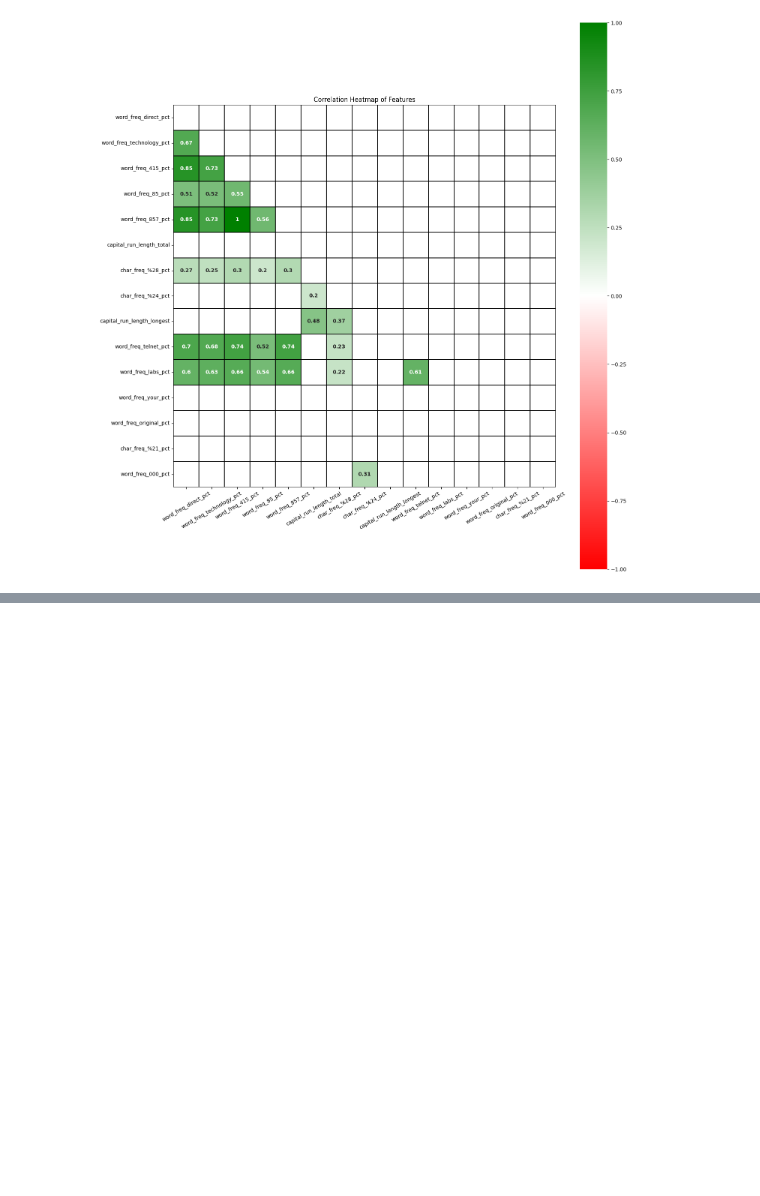
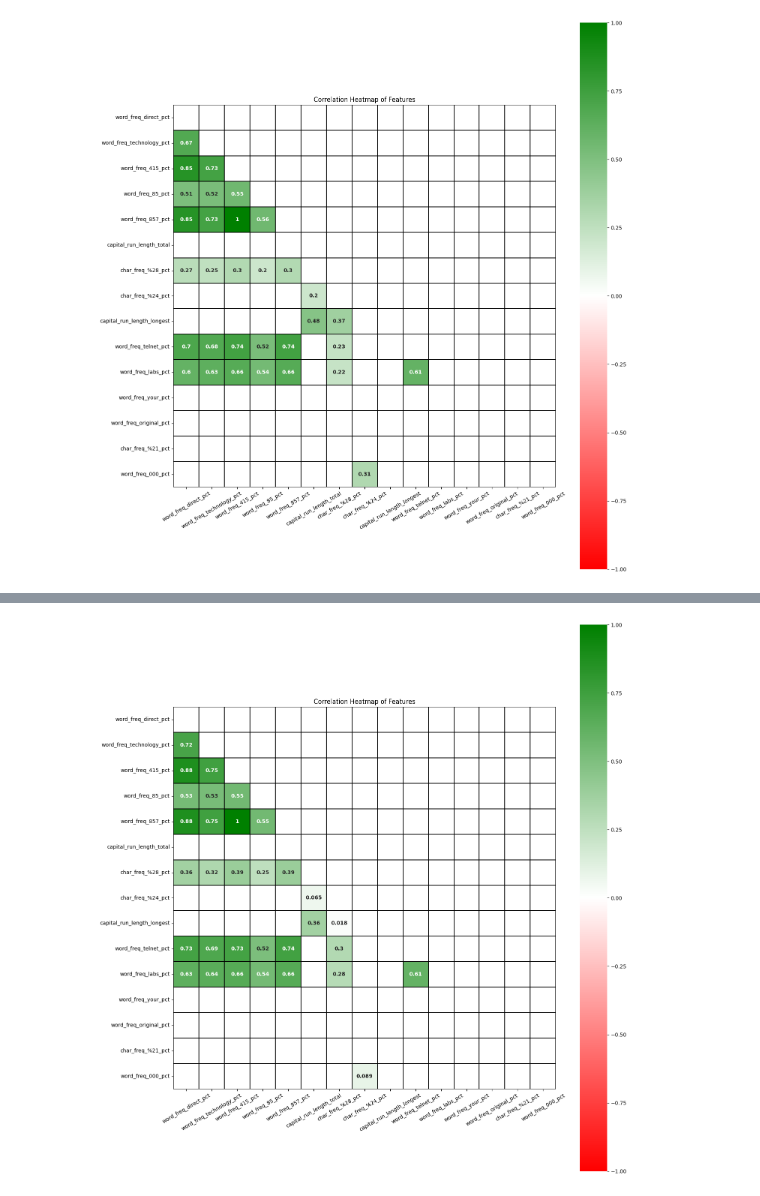
Before and after one commit to Chungj2000/Data-Analysis, a Jupyter notebook: Kaggle/Spambase/Workbook.ipynb, the cells around one changed output, grey strips where cells are left out. Drawn from its saved outputs; the diff is of its cells as text; code cells hidden in the pictures; blank space fills up the shorter version.

```diff
--- a/Kaggle/Spambase/Workbook.ipynb
+++ b/Kaggle/Spambase/Workbook.ipynb
@@ -536,0 +570,4 @@ Plot_Correlation_Heatmap(corr_Top15_Data, corr_Top15_Mask)
+# %%
+Plot_Correlation_Heatmap(corr_Ham, corr_Top15_Mask)
+# %% [output]
+[figure, added]
```
Also changed, not shown: parts of 6 cells of this notebook.
